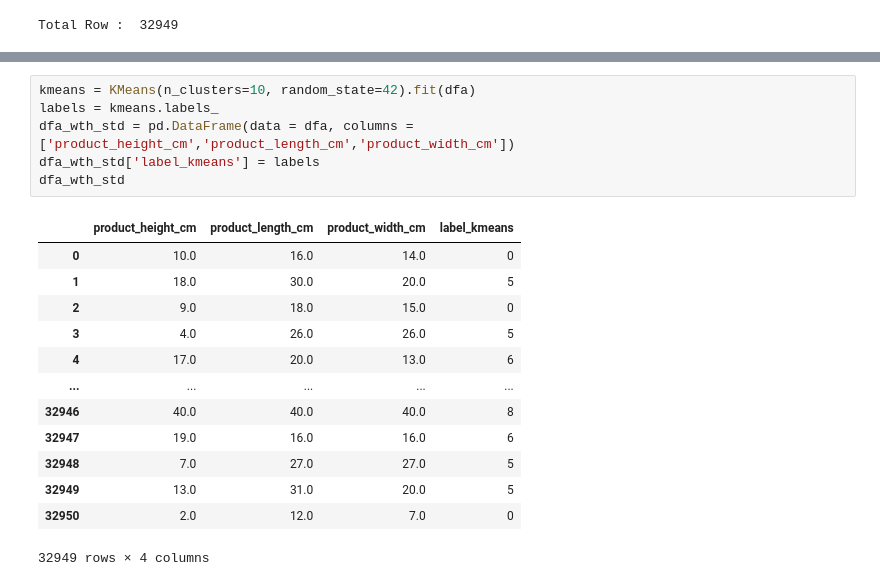
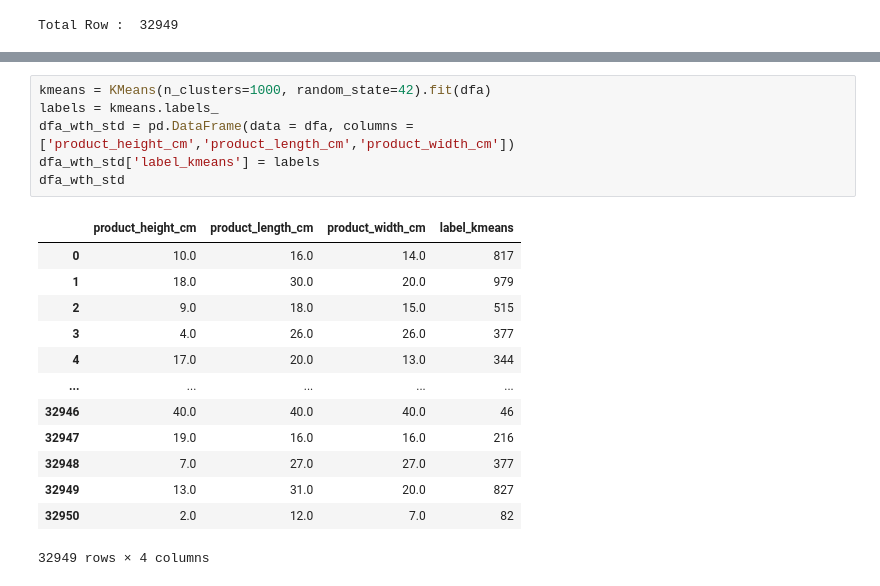
Before and after one commit to DolceParadise/blue-yonder-scm, a Jupyter notebook: carton_optimization.ipynb, the cells around one changed output, grey strips where cells are left out. Drawn from its saved outputs; the diff is of its cells as text.

```diff
--- a/carton_optimization.ipynb
+++ b/carton_optimization.ipynb
@@ -117,20 +104,20 @@ plt.show()
 # %%
-kmeans = KMeans(n_clusters=10, random_state=42).fit(dfa)
+kmeans = KMeans(n_clusters=1000, random_state=42).fit(dfa)
 labels = kmeans.labels_
 dfa_wth_std = pd.DataFrame(data = dfa, columns = ['product_height_cm','product_length_cm','product_width_cm'])
 dfa_wth_std['label_kmeans'] = labels
 dfa_wth_std
 # %% [output]
 |  | product_height_cm | product_length_cm | product_width_cm | label_kmeans |
-| 0 | 10.0 | 16.0 | 14.0 | 0 |
-| 1 | 18.0 | 30.0 | 20.0 | 5 |
-| 2 | 9.0 | 18.0 | 15.0 | 0 |
-| 3 | 4.0 | 26.0 | 26.0 | 5 |
-| 4 | 17.0 | 20.0 | 13.0 | 6 |
+| 0 | 10.0 | 16.0 | 14.0 | 817 |
+| 1 | 18.0 | 30.0 | 20.0 | 979 |
+| 2 | 9.0 | 18.0 | 15.0 | 515 |
+| 3 | 4.0 | 26.0 | 26.0 | 377 |
+| 4 | 17.0 | 20.0 | 13.0 | 344 |
 | ... | ... | ... | ... | ... |
-| 32946 | 40.0 | 40.0 | 40.0 | 8 |
-| 32947 | 19.0 | 16.0 | 16.0 | 6 |
-| 32948 | 7.0 | 27.0 | 27.0 | 5 |
-| 32949 | 13.0 | 31.0 | 20.0 | 5 |
-| 32950 | 2.0 | 12.0 | 7.0 | 0 |
+| 32946 | 40.0 | 40.0 | 40.0 | 46 |
+| 32947 | 19.0 | 16.0 | 16.0 | 216 |
+| 32948 | 7.0 | 27.0 | 27.0 | 377 |
+| 32949 | 13.0 | 31.0 | 20.0 | 827 |
+| 32950 | 2.0 | 12.0 | 7.0 | 82 |
 32949 rows × 4 columns
```
Also changed, not shown: parts of 5 cells of this notebook.
